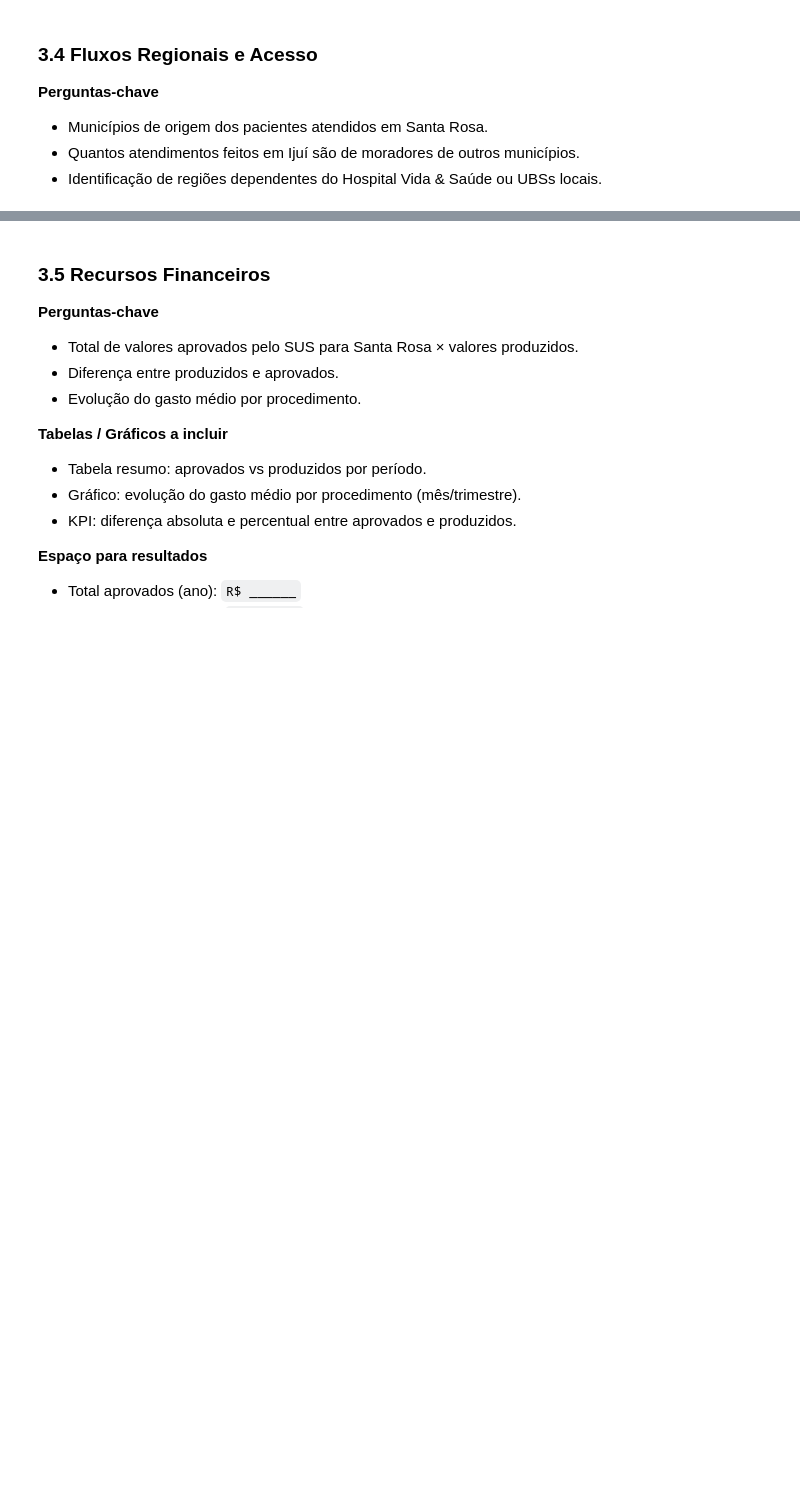
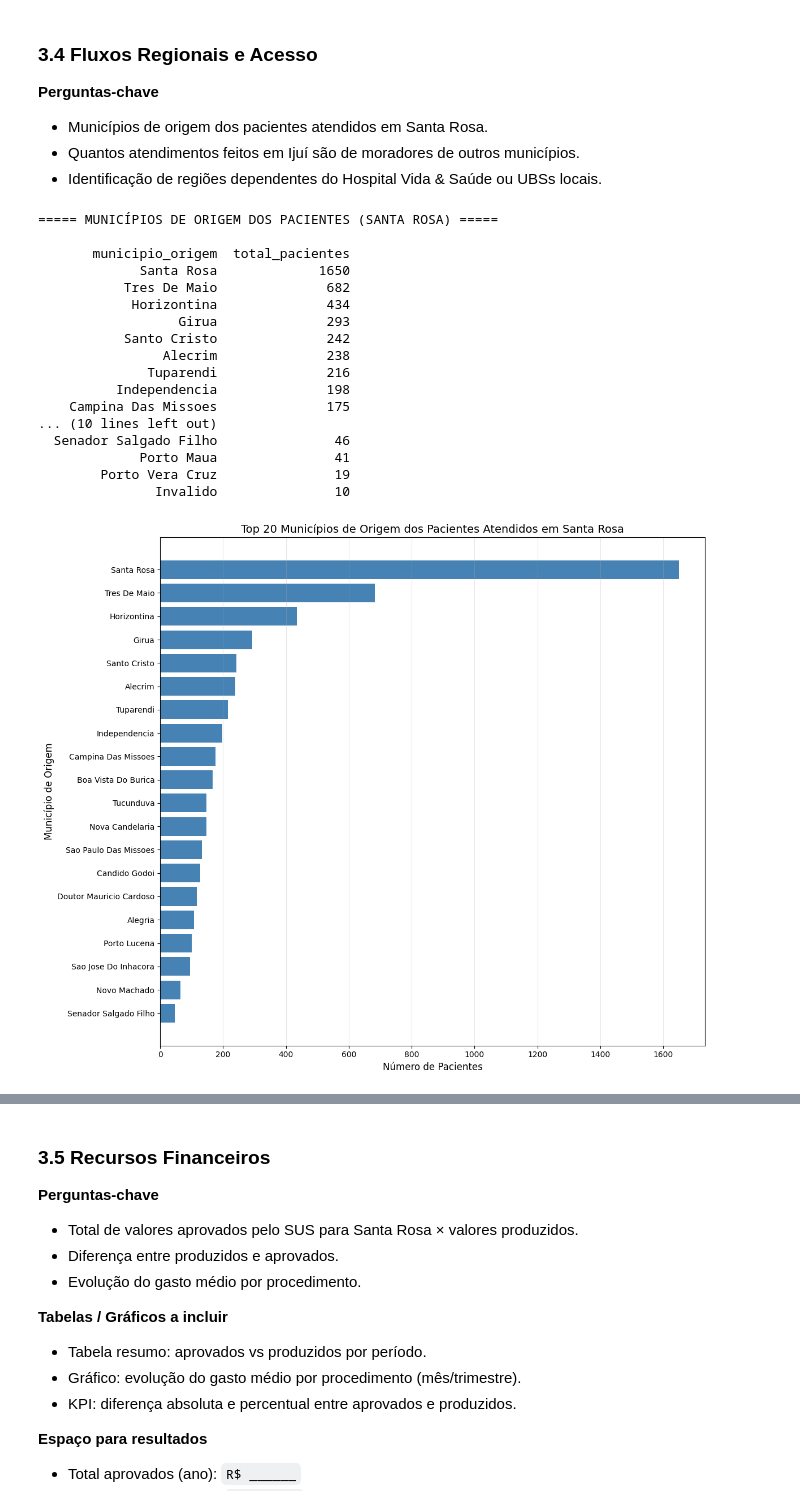
Before and after one commit to piril4mp0/python-pandas-datasus, a Jupyter notebook: notebook.ipynb, the cells around one changed output, grey strips where cells are left out. Saved outputs shown, nothing was run; the diff lists cells and outputs as text; code cells hidden in the pictures; blank space fills up the shorter version.

```diff
--- a/notebook.ipynb
+++ b/notebook.ipynb
@@ -1343,3 +767,81 @@ Index: []
 - Municípios de origem dos pacientes atendidos em Santa Rosa.
 - Quantos atendimentos feitos em Ijuí são de moradores de outros municípios.
 - Identificação de regiões dependentes do Hospital Vida & Saúde ou UBSs locais.
+# %%
+# Municípios de origem dos pacientes atendidos em Santa Rosa
+# Santa Rosa = 431720
+
+import pandas as pd
+import matplotlib.pyplot as plt
+import mysql.connector
+
+# ---------------------------
+# Conexão MySQL
+# ---------------------------
+connection = mysql.connector.connect(
+    host='192.168.196.63',
+    user='root',
+    password='ABC!abc123',
+    database='projeto1'
+)
+
+# ---------------------------
+# Query
+# ---------------------------
+QUERY = """
+SELECT
+    COALESCE(mun.ds_nome, 'Não informado') AS municipio_origem,
+    COUNT(*) AS total_pacientes
+FROM pars p
+LEFT JOIN tb_municip mun
+    ON p.PA_MUNPCN = mun.co_municip
+WHERE LEFT(p.PA_UFMUN, 6) = '431720'
+GROUP BY municipio_origem
+ORDER BY total_pacientes DESC;
+"""
+
+# ---------------------------
+# Carregar
+# ---------------------------
+df_mun = pd.read_sql(QUERY, connection)
+
+print("\n===== MUNICÍPIOS DE ORIGEM DOS PACIENTES (SANTA ROSA) =====\n")
+print(df_mun.to_string(index=False))
+
+# ---------------------------
+# Gráfico – Top 20
+# ---------------------------
+top20 = df_mun.head(20)
+
+plt.figure(figsize=(12,10))
+plt.barh(top20["municipio_origem"], top20["total_pacientes"], color='steelblue')
+plt.gca().invert_yaxis()
+
+plt.title("Top 20 Municípios de Origem dos Pacientes Atendidos em Santa Rosa", fontsize=14)
+plt.xlabel("Número de Pacientes", fontsize=12)
+plt.ylabel("Município de Origem", fontsize=12)
+plt.grid(axis='x', alpha=0.3)
+
+plt.tight_layout()
+plt.show()
+
+connection.close()
+# %% [output]
+===== MUNICÍPIOS DE ORIGEM DOS PACIENTES (SANTA ROSA) =====
+
+       municipio_origem  total_pacientes
+             Santa Rosa             1650
+           Tres De Maio              682
+            Horizontina              434
+                  Girua              293
+           Santo Cristo              242
+                Alecrim              238
+              Tuparendi              216
+          Independencia              198
+    Campina Das Missoes              175
+... (10 lines left out)
+  Senador Salgado Filho               46
+             Porto Maua               41
+        Porto Vera Cruz               19
+               Invalido               10
+[figure, added]
```
Also changed, not shown: parts of 16 cells of this notebook, 2 other files.
